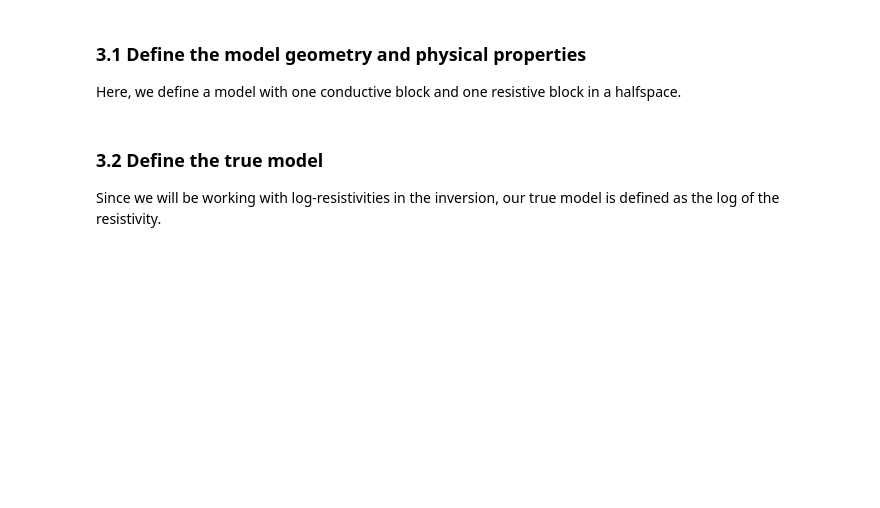
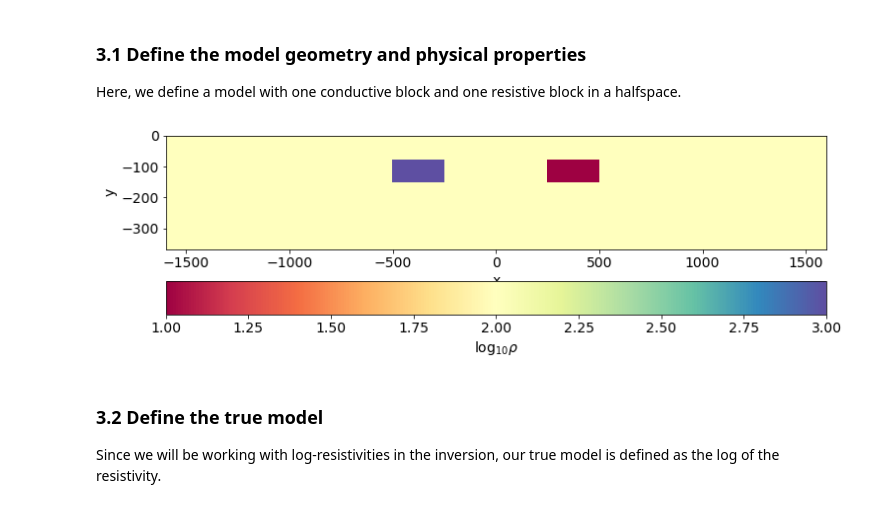
Before and after one commit to simpeg/transform-2020-simpeg, a Jupyter notebook: 3-inversions-dc.ipynb, the cells around one changed output. Cells and saved outputs as stored; diff of their text form; code cells hidden in the pictures; blank space fills up the shorter version.

Commit message:
wip plotting inversion results

```diff
--- a/3-inversions-dc.ipynb
+++ b/3-inversions-dc.ipynb
@@ -288,11 +291,13 @@ inds_conductive_block = (
 rho[inds_conductive_block] = rho_conductive_block
 # %%
 fig, ax = plt.subplots(1, 1, figsize=(12, 4))
-out = mesh.plotImage(np.log10(rho), ax=ax)
-plt.colorbar(out[0], ax=ax, label="log$_{10} \\rho$")
+out = mesh.plotImage(np.log10(rho), ax=ax, pcolorOpts={"cmap":"Spectral"})
+plt.colorbar(out[0], ax=ax, label="log$_{10} \\rho$", orientation="horizontal", fraction=0.2)
 ax.set_xlim(core_domain_x)
 ax.set_ylim(core_domain_z + np.r_[-100, 0])
 ax.set_aspect(1.5)
+# %% [output]
+[figure, added]
 # %% [markdown]
 ### 3.2 Define the true model
 
```
Also changed, not shown: parts of 19 cells of this notebook.
